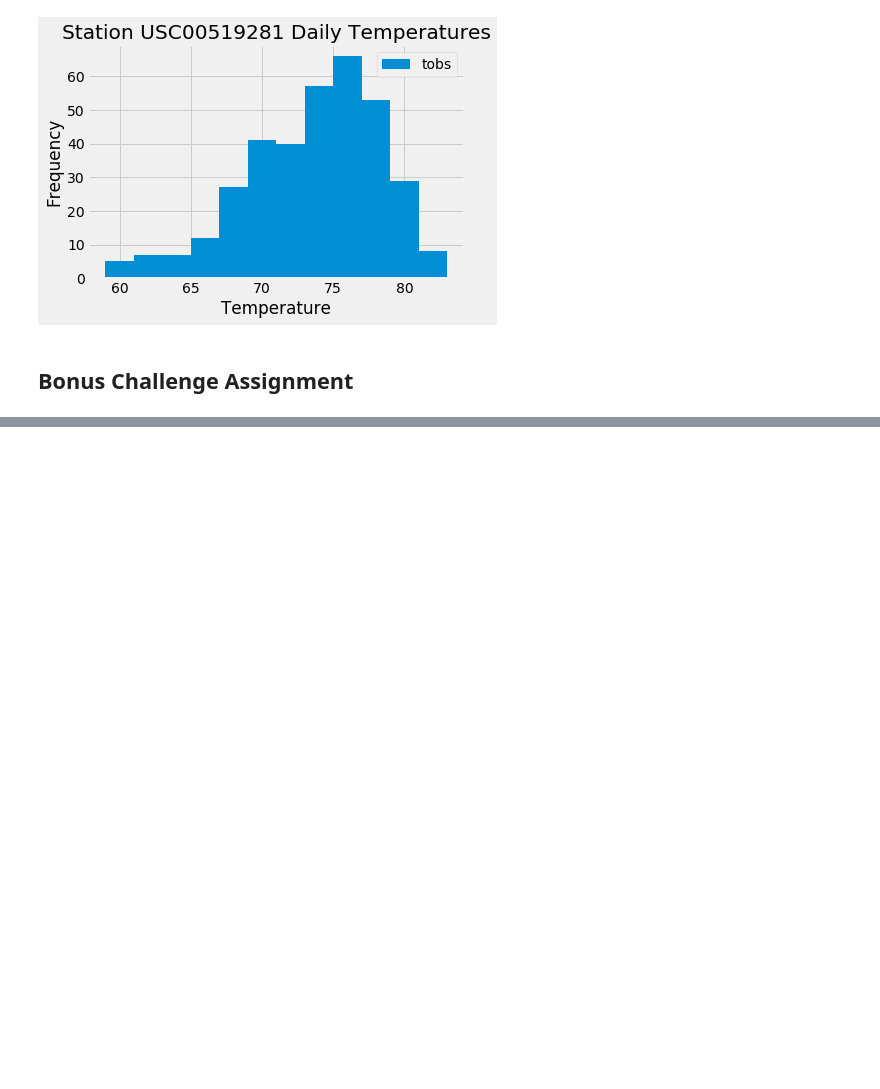
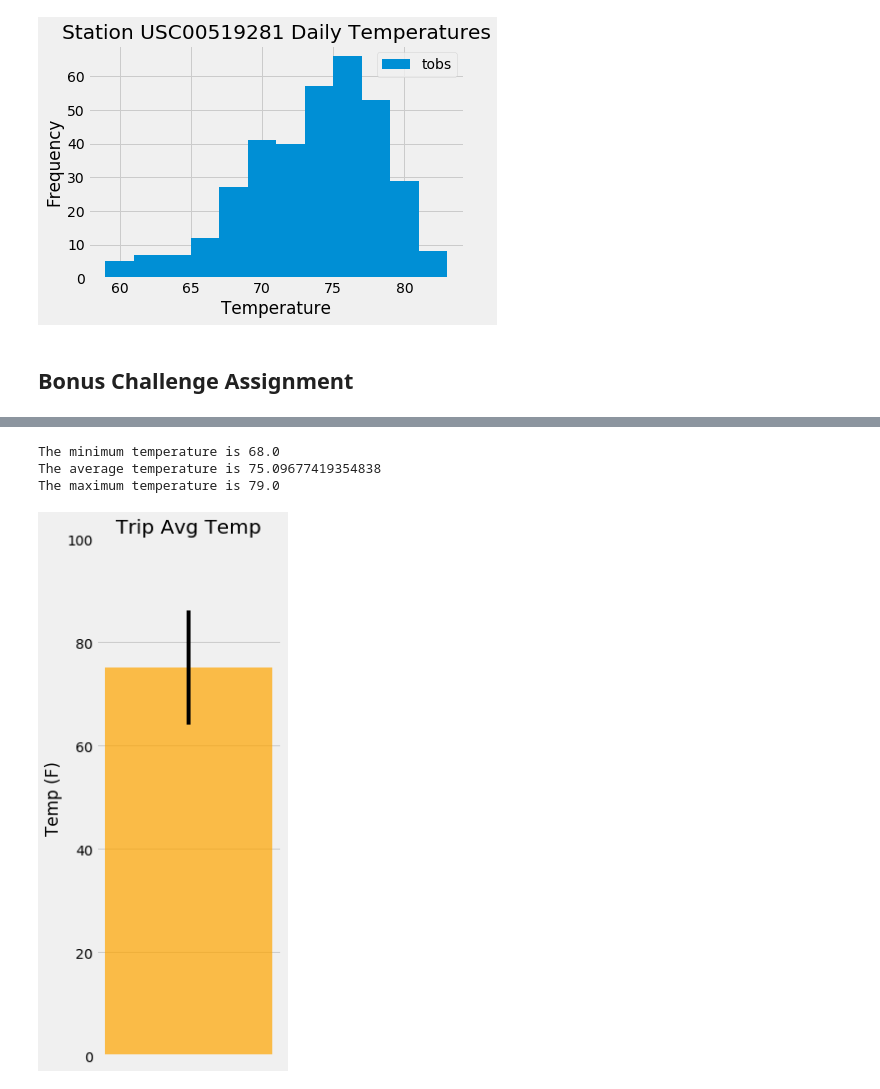
Before and after one commit to MichRisu/sqlalchemy-challenge, a Jupyter notebook: climate_starter.ipynb, the cells around one changed output, grey strips where cells are left out. Drawn from its saved outputs; the diff is of its cells as text; code cells hidden in the pictures; blank space fills up the shorter version.

```diff
--- a/climate_starter.ipynb
+++ b/climate_starter.ipynb
@@ -280,8 +273,29 @@ print(calc_temps('2012-02-28', '2012-03-05'))
 # %%
 # Use your previous function `calc_temps` to calculate the tmin, tavg, and tmax
 # for your trip using the previous year's data for those same dates.
+trip = calc_temps('2016-04-21', '2016-05-04')
+
+tmin = trip[0][0]
+tavg = trip[0][1]
+tmax = trip[0][2]
+
+print(f"The minimum temperature is {tmin}")
+print(f"The average temperature is {tavg}")
+print(f"The maximum temperature is {tmax}")
+# %% [output]
+The minimum temperature is 68.0
+The average temperature is 75.09677419354838
+The maximum temperature is 79.0
 # %%
 # Plot the results from your previous query as a bar chart.
 # Use "Trip Avg Temp" as your Title
 # Use the average temperature for the y value
 # Use the peak-to-peak (tmax-tmin) value as the y error bar (yerr)
+
+fig3, ax3 = plt.subplots(figsize=(3,9))
+ax3.bar(0, tavg, yerr=(tmax-tmin), color="orange", alpha=.7)
+ax3.set(title="Trip Avg Temp", xticks=([]), ylabel="Temp (F)")
+ax3.set_ylim(0,100);
+plt.savefig("Trip Average Temperature.png")
+# %% [output]
+[figure, added]
```
Also changed, not shown: parts of 26 cells of this notebook, 2 other files.
